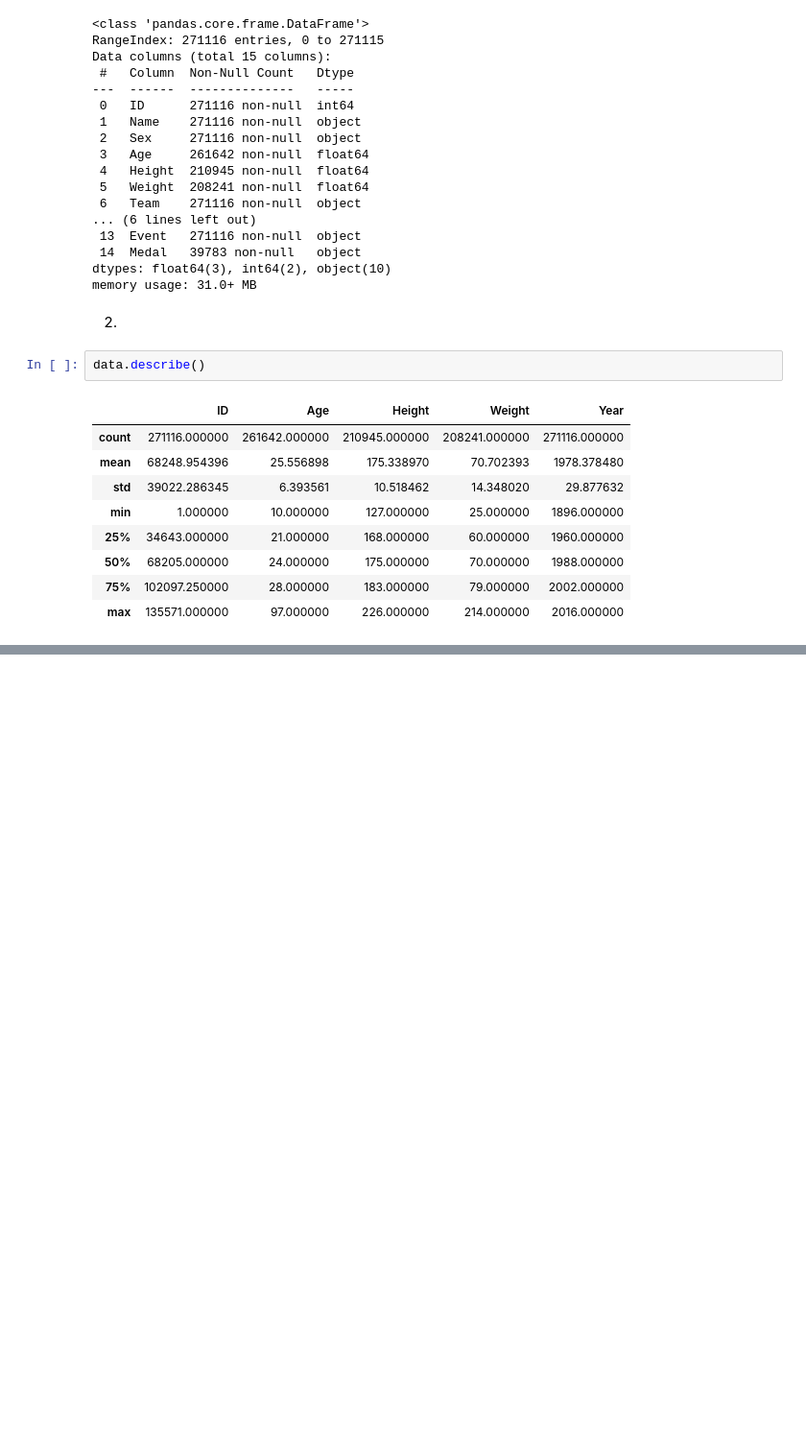
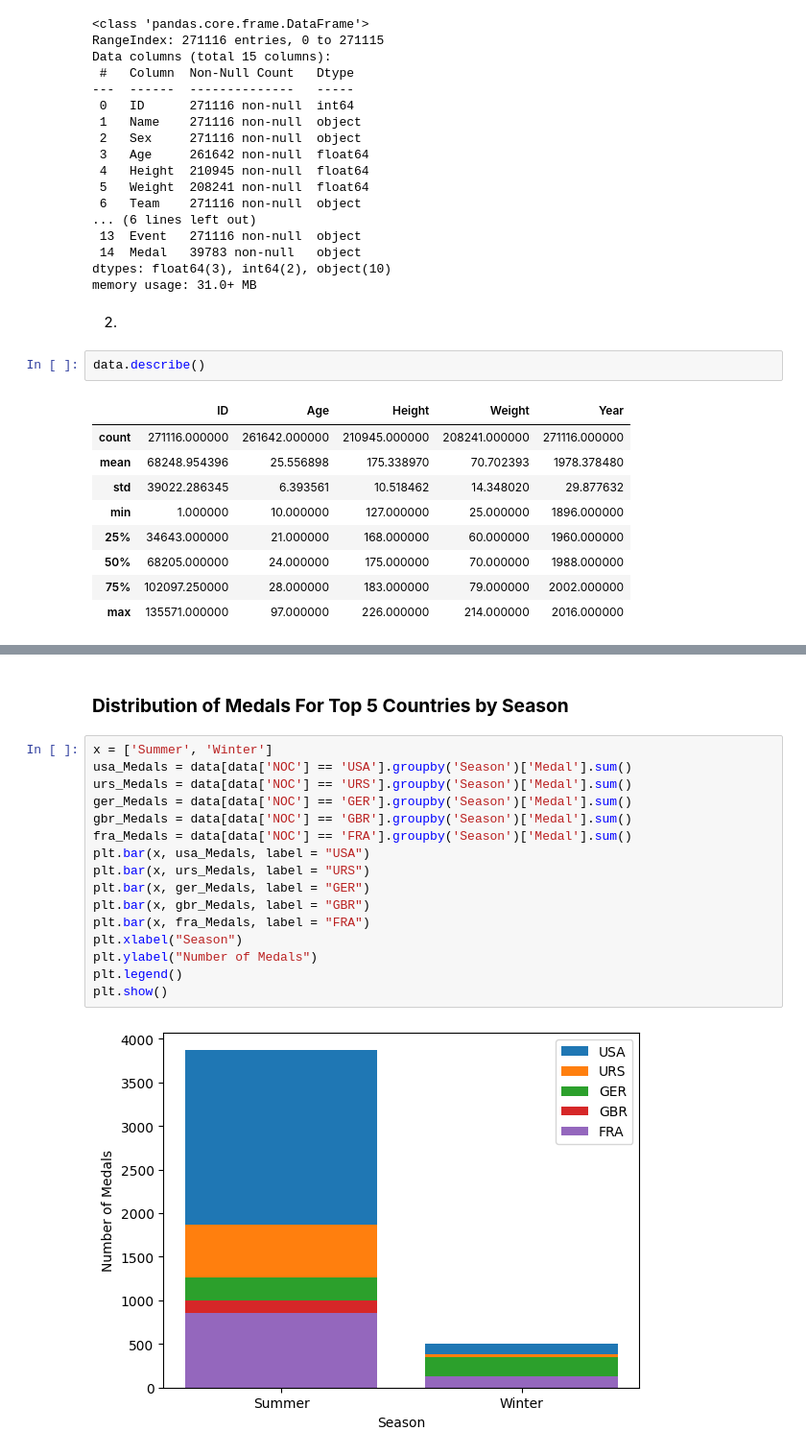
Before and after one commit to lobsangt15/Olympic-Research-Project, a Jupyter notebook: Olympic_Research_Project.ipynb, the cells around one changed output, grey strips where cells are left out. Shown at 96% size. Cells and saved outputs as stored; diff of their text form; blank space fills up the shorter version.

```diff
--- a/Olympic_Research_Project.ipynb
+++ b/Olympic_Research_Project.ipynb
@@ -95,0 +140,20 @@ plt.show()
+# %% [markdown]
+### **Distribution of Medals For Top 5 Countries by Season**
+# %%
+x = ['Summer', 'Winter']
+usa_Medals = data[data['NOC'] == 'USA'].groupby('Season')['Medal'].sum()
+urs_Medals = data[data['NOC'] == 'URS'].groupby('Season')['Medal'].sum()
+ger_Medals = data[data['NOC'] == 'GER'].groupby('Season')['Medal'].sum()
+gbr_Medals = data[data['NOC'] == 'GBR'].groupby('Season')['Medal'].sum()
+fra_Medals = data[data['NOC'] == 'FRA'].groupby('Season')['Medal'].sum()
+plt.bar(x, usa_Medals, label = "USA")
+plt.bar(x, urs_Medals, label = "URS")
+plt.bar(x, ger_Medals, label = "GER")
+plt.bar(x, gbr_Medals, label = "GBR")
+plt.bar(x, fra_Medals, label = "FRA")
+plt.xlabel("Season")
+plt.ylabel("Number of Medals")
+plt.legend()
+plt.show()
+# %% [output]
+[figure, added]
```
Also changed, not shown: parts of 18 cells of this notebook.
